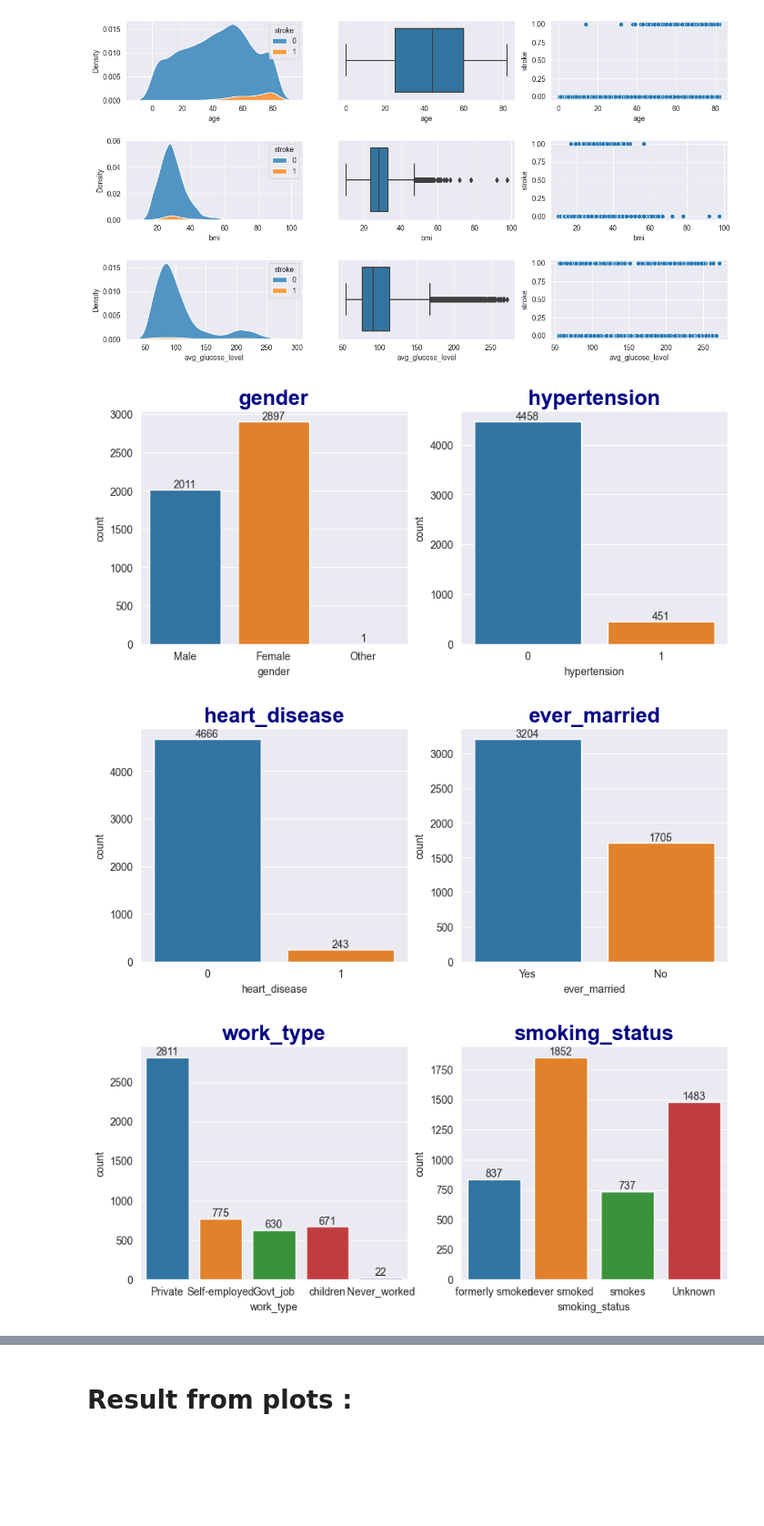
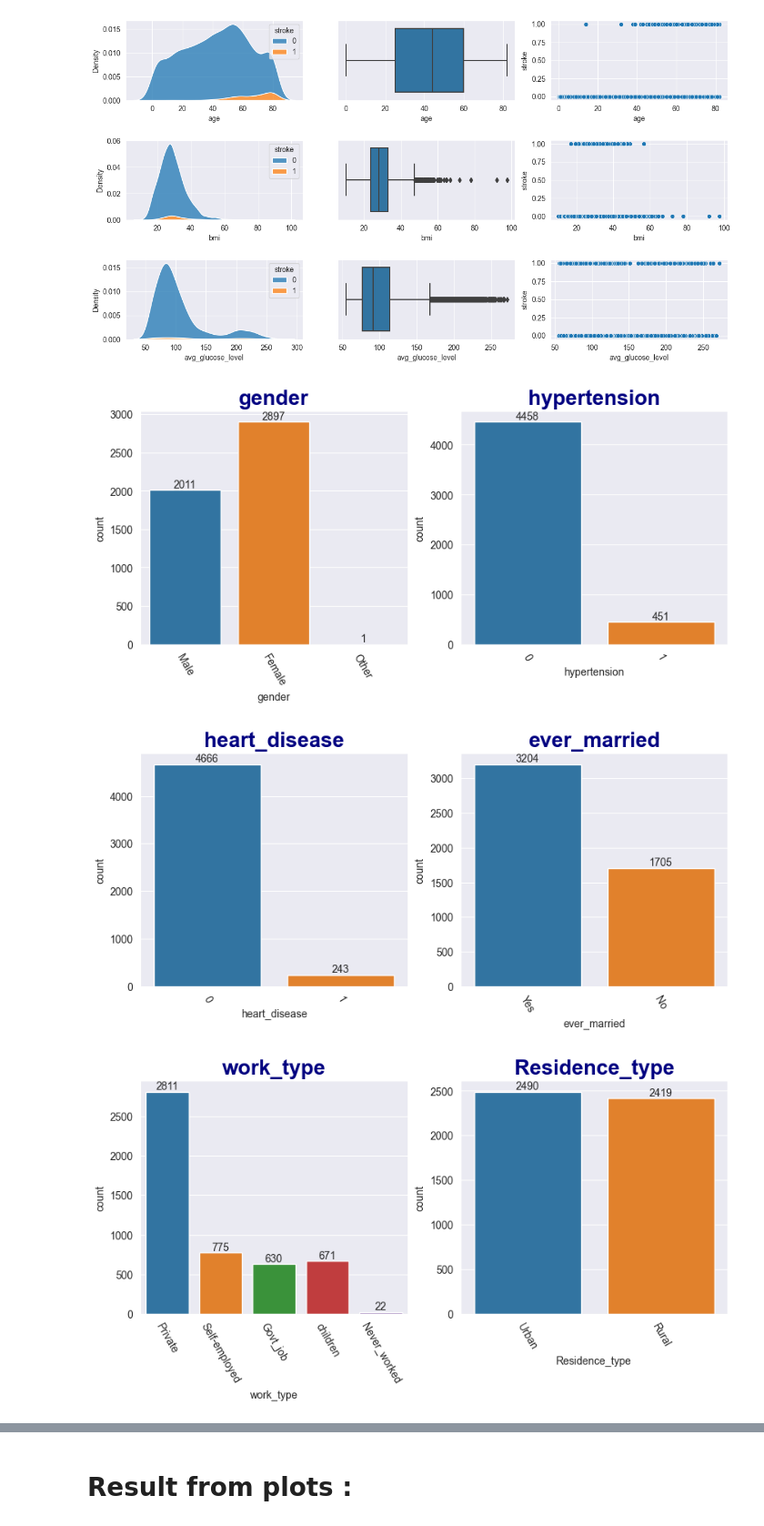
Before and after one commit to NimaPourmoradi/Healthcare_Dataset_Stroke_Data, a Jupyter notebook: Healthcare_Dataset_Stroke.ipynb, the cells around one changed output, grey strips where cells are left out. Shown at 91% size. Saved outputs shown, nothing was run; the diff lists cells and outputs as text; code cells hidden in the pictures; blank space fills up the shorter version.

Commit message:
Update Healthcare_Dataset_Stroke.ipynb
+ plotes -> complete
    - Plots analysis
+ Unique Values Handling
+ Normalization

```diff
--- a/Healthcare_Dataset_Stroke.ipynb
+++ b/Healthcare_Dataset_Stroke.ipynb
@@ -219,7 +224,7 @@ data
 4909 rows × 11 columns
 # %%
 numeric_columns = ['age', 'bmi', 'avg_glucose_level']
-categorical_columns = ['gender', 'hypertension', 'heart_disease', 'ever_married', 'work_type', 'smoking_status']
+categorical_columns = ['gender', 'hypertension', 'heart_disease', 'ever_married', 'work_type', 'Residence_type', 'smoking_status', 'stroke']
 # %%
 i = 0
 fig, ax = plt.subplots(3, 3, figsize=(15, 8))
@@ -234,24 +239,26 @@ plt.show()
 [figure]
 # %%
 i=0
-while i<6 :
+while i<8 :
 
     # Left AX
     fig = plt.figure(figsize=(10, 4))
     plt.subplot(1, 2, 1)
     plt.title(categorical_columns[i], size=20, weight='bold', color='navy')
     ax = sns.countplot(x=categorical_columns[i], data=data)
     ax.bar_label(ax.containers[0])
+    ax.tick_params(axis='x', rotation=300)
     i+=1
 
     # Right AX
     plt.subplot(1, 2, 2)
     plt.title(categorical_columns[i], size=20, weight='bold', color='navy')
     ax = sns.countplot(x=categorical_columns[i], data=data)
     ax.bar_label(ax.containers[0])
+    ax.tick_params(axis='x', rotation=300)
     i+=1
     plt.show()
 # %% [output]
-[figure, old version]
+[figure, new version]
-[figure, old version]
+[figure, new version]
-[figure, old version]
+[figure, new version]
```
Also changed, not shown: parts of 13 cells of this notebook.
